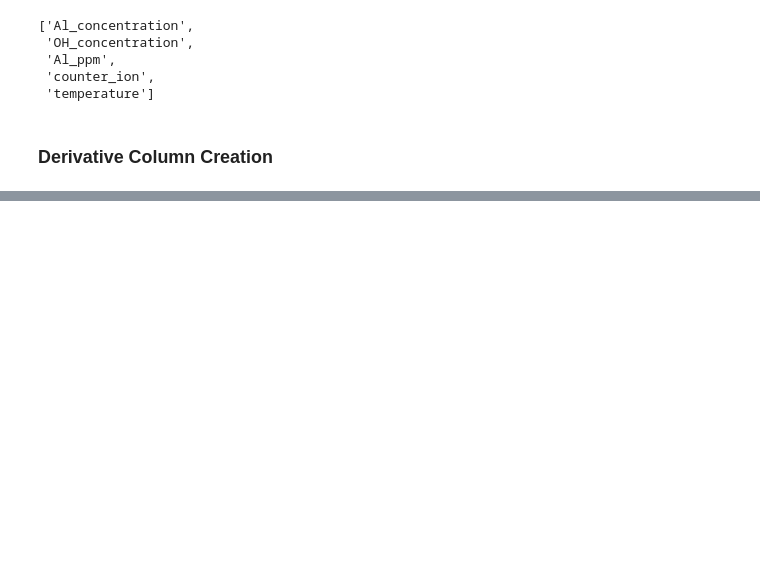
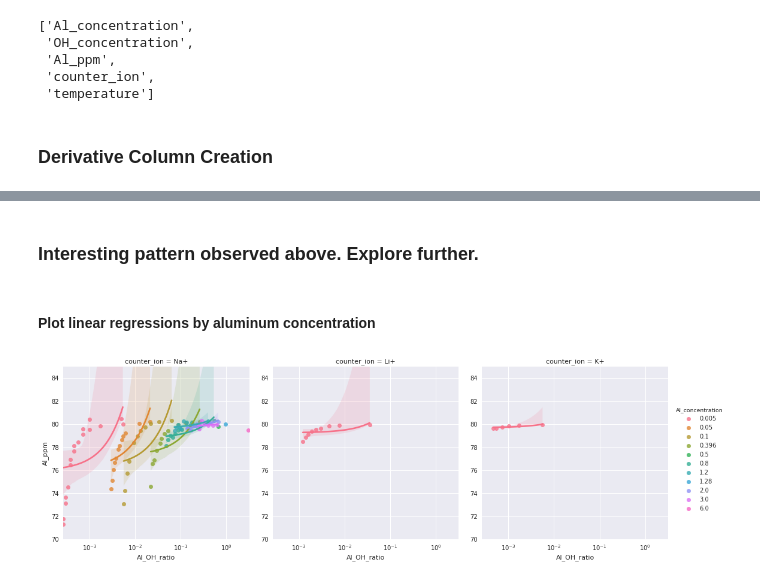
Before and after one commit to biggstd/pyluminate, a Jupyter notebook: notebooks/Al Review Figures.ipynb, the cells around one changed output, grey strips where cells are left out. Drawn from its saved outputs; the diff is of its cells as text; code cells hidden in the pictures; blank space fills up the shorter version.

```diff
--- a/notebooks/Al Review Figures.ipynb
+++ b/notebooks/Al Review Figures.ipynb
@@ -47,0 +96,21 @@ AlNMRData
+# %% [markdown]
+### Interesting pattern observed above. Explore further.
+# %% [markdown]
+#### Plot linear regressions by aluminum concentration
+# %%
+g1 = sns.lmplot(
+    x="Al_OH_ratio",
+    y="Al_ppm",
+    hue="Al_concentration",
+    data=AlNMRData,
+    truncate=True,
+    col="counter_ion",
+)
+g1.set(xscale="log")
+
+axes = g1.axes
+axes[0,0].set_ylim(70,85)
+axes[0,0].set_xlim(0,)
+plt.show()
+# %% [output]
+[figure, added]
```
Also changed, not shown: parts of 36 cells of this notebook.
